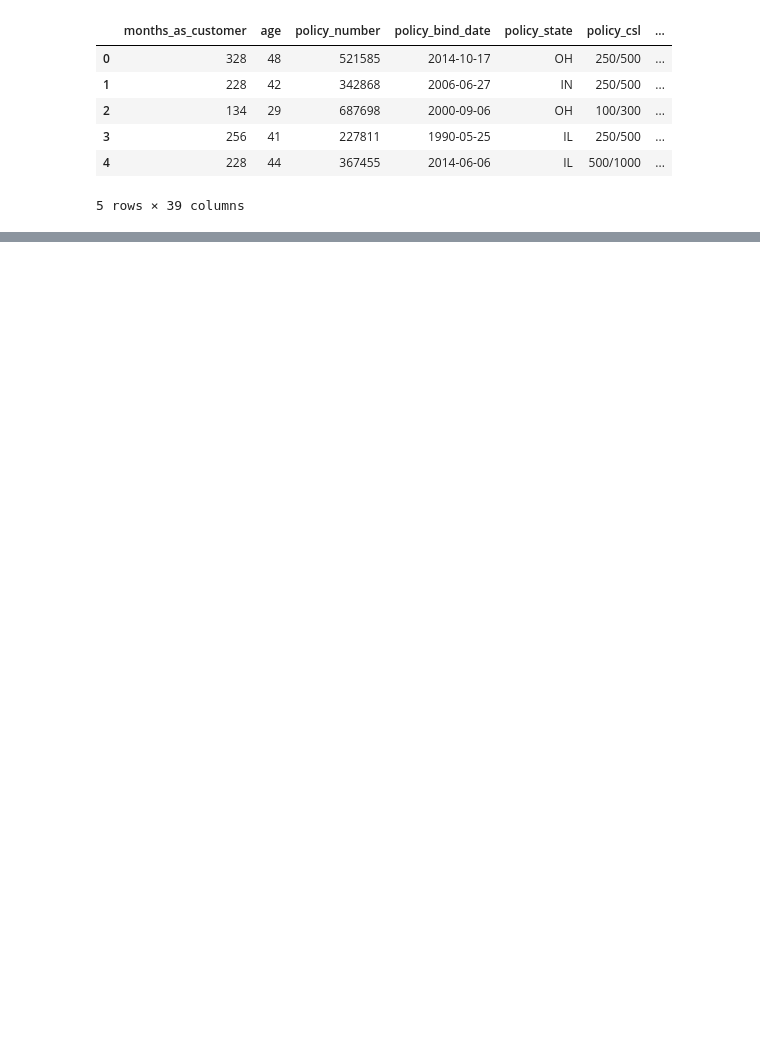
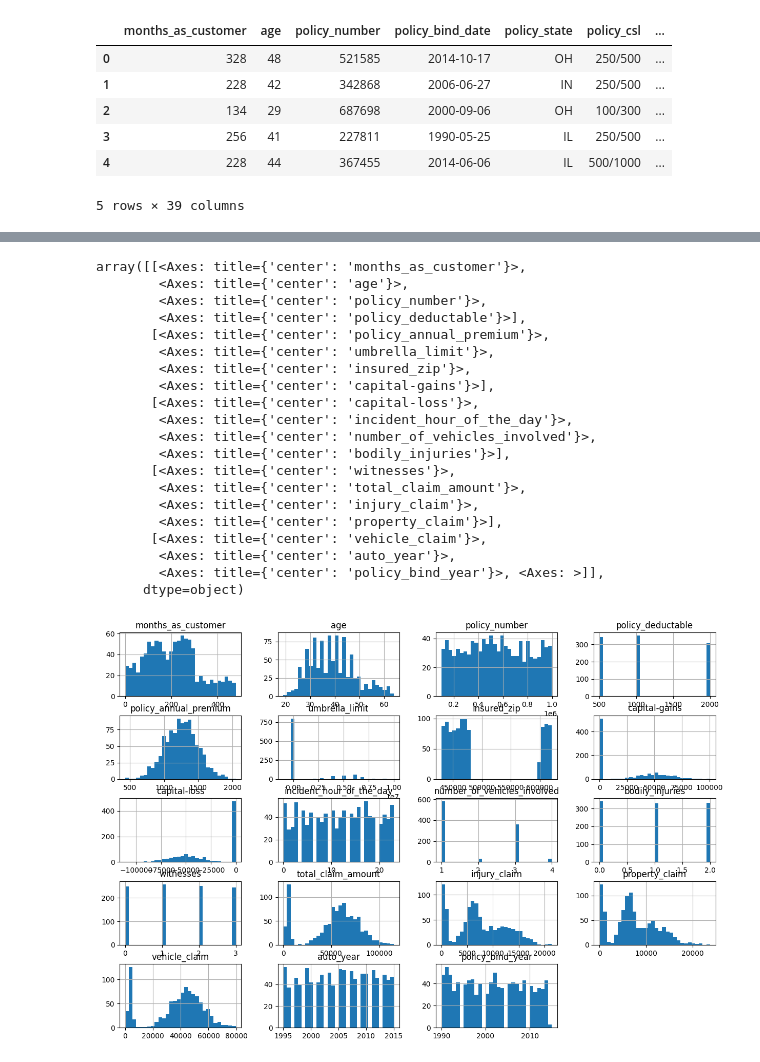
Before and after one commit to ahmeddaknou/Insurance-Fraud-Detection, a Jupyter notebook: notebooks/01_exploration.ipynb, the cells around one changed output, grey strips where cells are left out. Cells and saved outputs as stored; diff of their text form; code cells hidden in the pictures; blank space fills up the shorter version.

```diff
--- a/notebooks/01_exploration.ipynb
+++ b/notebooks/01_exploration.ipynb
@@ -19,0 +161,24 @@ df.head()
+# %%
+df[numeric_cols].hist(figsize=(15, 10), bins=30)     # Histograms
+# %% [output]
+array([[<Axes: title={'center': 'months_as_customer'}>,
+        <Axes: title={'center': 'age'}>,
+        <Axes: title={'center': 'policy_number'}>,
+        <Axes: title={'center': 'policy_deductable'}>],
+       [<Axes: title={'center': 'policy_annual_premium'}>,
+        <Axes: title={'center': 'umbrella_limit'}>,
+        <Axes: title={'center': 'insured_zip'}>,
+        <Axes: title={'center': 'capital-gains'}>],
+       [<Axes: title={'center': 'capital-loss'}>,
+        <Axes: title={'center': 'incident_hour_of_the_day'}>,
+        <Axes: title={'center': 'number_of_vehicles_involved'}>,
+        <Axes: title={'center': 'bodily_injuries'}>],
+       [<Axes: title={'center': 'witnesses'}>,
+        <Axes: title={'center': 'total_claim_amount'}>,
+        <Axes: title={'center': 'injury_claim'}>,
+        <Axes: title={'center': 'property_claim'}>],
+       [<Axes: title={'center': 'vehicle_claim'}>,
+        <Axes: title={'center': 'auto_year'}>,
+        <Axes: title={'center': 'policy_bind_year'}>, <Axes: >]],
+      dtype=object)
+[figure, added]
```
Also changed, not shown: parts of 19 cells of this notebook.
